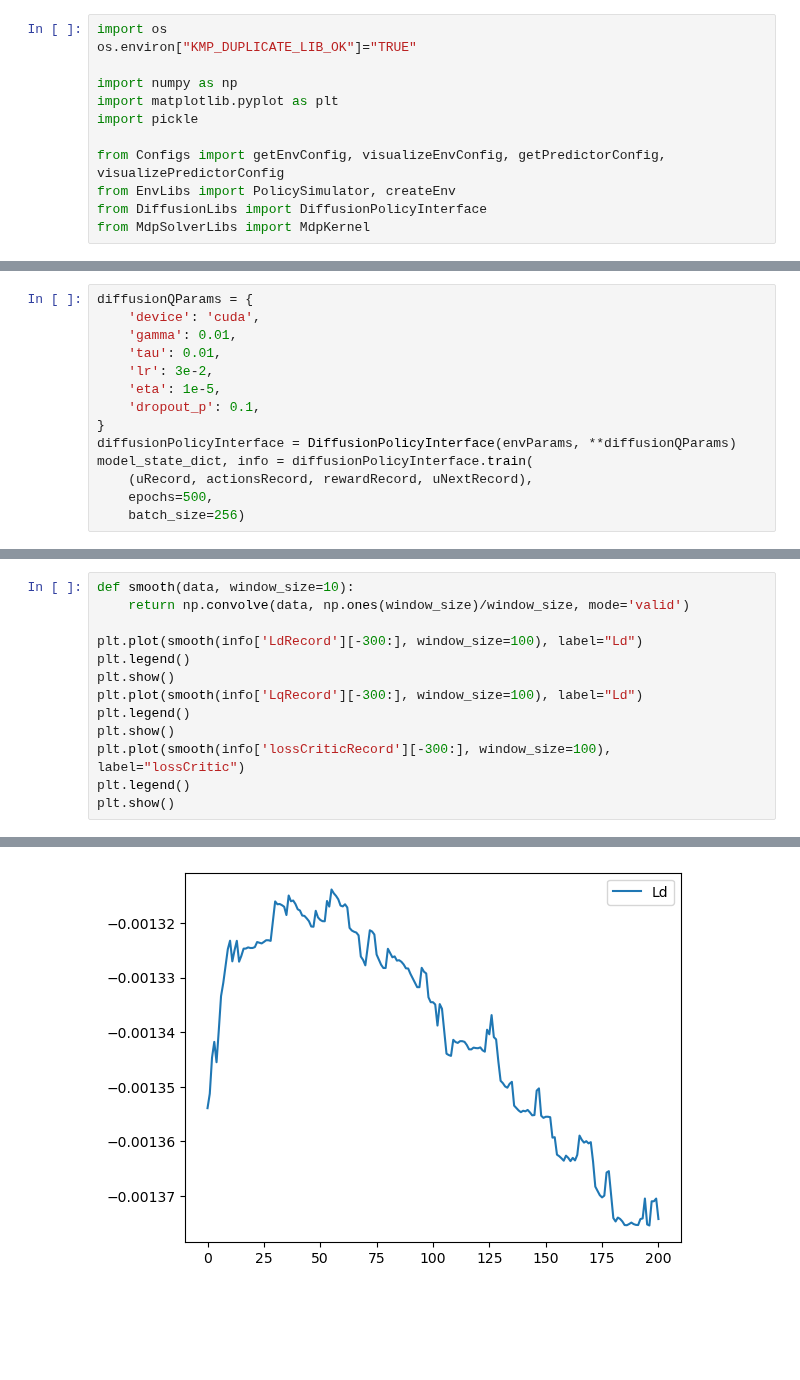
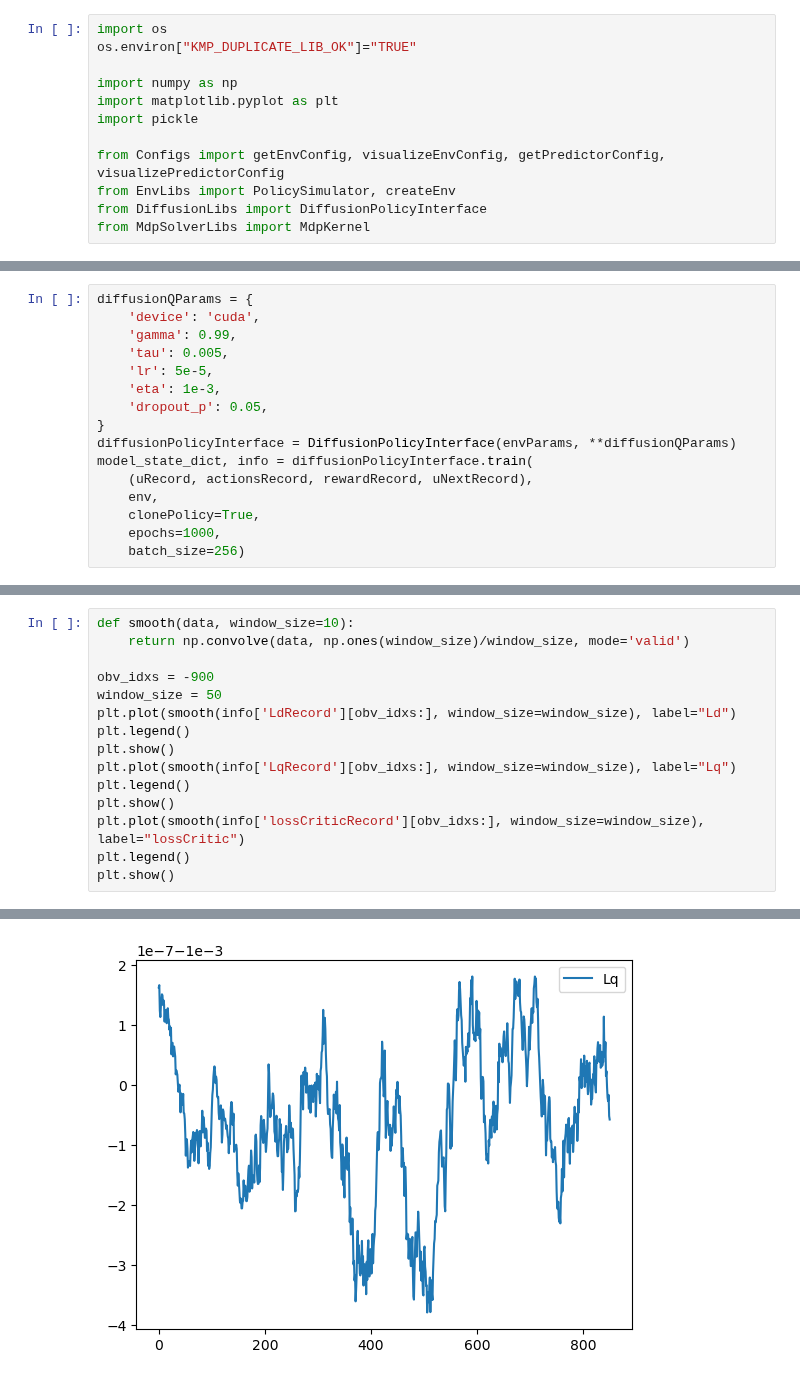
Before and after one commit to evanyeh5118/diffusion_resource_schduling_intra_slice, a Jupyter notebook: demo03a_train_diffusionQ.ipynb, the cells around one changed output, grey strips where cells are left out. Saved outputs shown, nothing was run; the diff lists cells and outputs as text; blank space fills up the shorter version.

```diff
--- a/demo03a_train_diffusionQ.ipynb
+++ b/demo03a_train_diffusionQ.ipynb
@@ -63,15 +73,17 @@ uRecord = np.concatenate((simResultStochastic['uRecord'], simResultDeterministic
 # %%
 diffusionQParams = {
     'device': 'cuda',
-    'gamma': 0.01,
-    'tau': 0.01,
-    'lr': 3e-2,
-    'eta': 1e-5,
-    'dropout_p': 0.1,
+    'gamma': 0.99,
+    'tau': 0.005,
+    'lr': 5e-5,
+    'eta': 1e-3,
+    'dropout_p': 0.05,
 }
 diffusionPolicyInterface = DiffusionPolicyInterface(envParams, **diffusionQParams)
 model_state_dict, info = diffusionPolicyInterface.train(
     (uRecord, actionsRecord, rewardRecord, uNextRecord),
-    epochs=500,
+    env,
+    clonePolicy=True,
+    epochs=1000,
     batch_size=256)
 # %% [output]
@@ -87,13 +112,15 @@ Model saved to Results/DiffusionQ/diffusionQ_config0.pth
 def smooth(data, window_size=10):
     return np.convolve(data, np.ones(window_size)/window_size, mode='valid')
 
-plt.plot(smooth(info['LdRecord'][-300:], window_size=100), label="Ld")
+obv_idxs = -900
+window_size = 50
+plt.plot(smooth(info['LdRecord'][obv_idxs:], window_size=window_size), label="Ld")
 plt.legend()
 plt.show()
-plt.plot(smooth(info['LqRecord'][-300:], window_size=100), label="Ld")
+plt.plot(smooth(info['LqRecord'][obv_idxs:], window_size=window_size), label="Lq")
 plt.legend()
 plt.show()
-plt.plot(smooth(info['lossCriticRecord'][-300:], window_size=100), label="lossCritic")
+plt.plot(smooth(info['lossCriticRecord'][obv_idxs:], window_size=window_size), label="lossCritic")
 plt.legend()
 plt.show()
 # %% [output]
@@ -101 +128 @@ plt.show()
-[figure, old version]
+[figure, new version]
```
Also changed, not shown: parts of 5 cells of this notebook, 8 other files.
